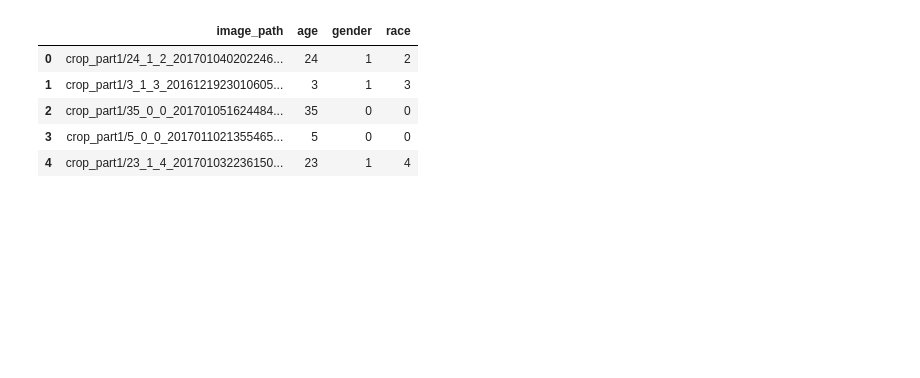
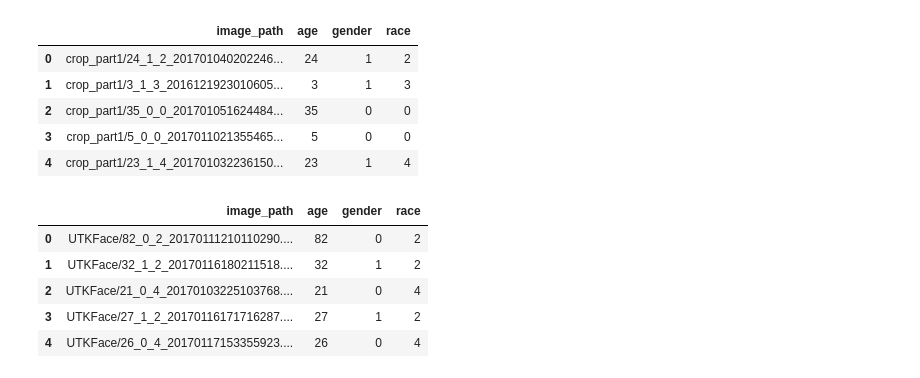
Before and after one commit to plaban1981/Deep-Learning-KERAS, a Jupyter notebook: Eye_extraction.ipynb, the cells around one changed output. Saved outputs shown, nothing was run; the diff lists cells and outputs as text; code cells hidden in the pictures; blank space fills up the shorter version.

```diff
--- a/Eye_extraction.ipynb
+++ b/Eye_extraction.ipynb
@@ -183,8 +187,9 @@ age = []
 gender = []
 race = []
 image_path = []
-for file in os.listdir(image_path_1):
-  image_p = os.path.join("crop_part1",file)
+image_path1 ="/content/drive/MyDrive/Qualcom/UTKFace"
+for file in os.listdir(image_path1):
+  image_p = os.path.join("UTKFace",file)
   image_path.append(image_p)
   name = file.split("_")
   age.append(name[0])
@@ -197,6 +202,8 @@ len(age)
 # %%
 import pandas as pd
 df = pd.DataFrame({'image_path':image_path,'age':age,'gender':gender,'race':race})
+# %%
+df1 = pd.DataFrame({'image_path':image_path,'age':age,'gender':gender,'race':race})
 # %%
 df.head()
 # %% [output]
@@ -208,3 +215,12 @@ df.head()
 | 4 | crop_part1/23_1_4_201701032236150... | 23 | 1 | 4 |
 # %%
 df.to_csv("crop_part1.csv",index=False)
+# %%
+df1.head()
+# %% [output]
+|  | image_path | age | gender | race |
+| 0 | UTKFace/82_0_2_20170111210110290.... | 82 | 0 | 2 |
+| 1 | UTKFace/32_1_2_20170116180211518.... | 32 | 1 | 2 |
+| 2 | UTKFace/21_0_4_20170103225103768.... | 21 | 0 | 4 |
+| 3 | UTKFace/27_1_2_20170116171716287.... | 27 | 1 | 2 |
+| 4 | UTKFace/26_0_4_20170117153355923.... | 26 | 0 | 4 |
```
Also changed, not shown: parts of 3 cells of this notebook.
